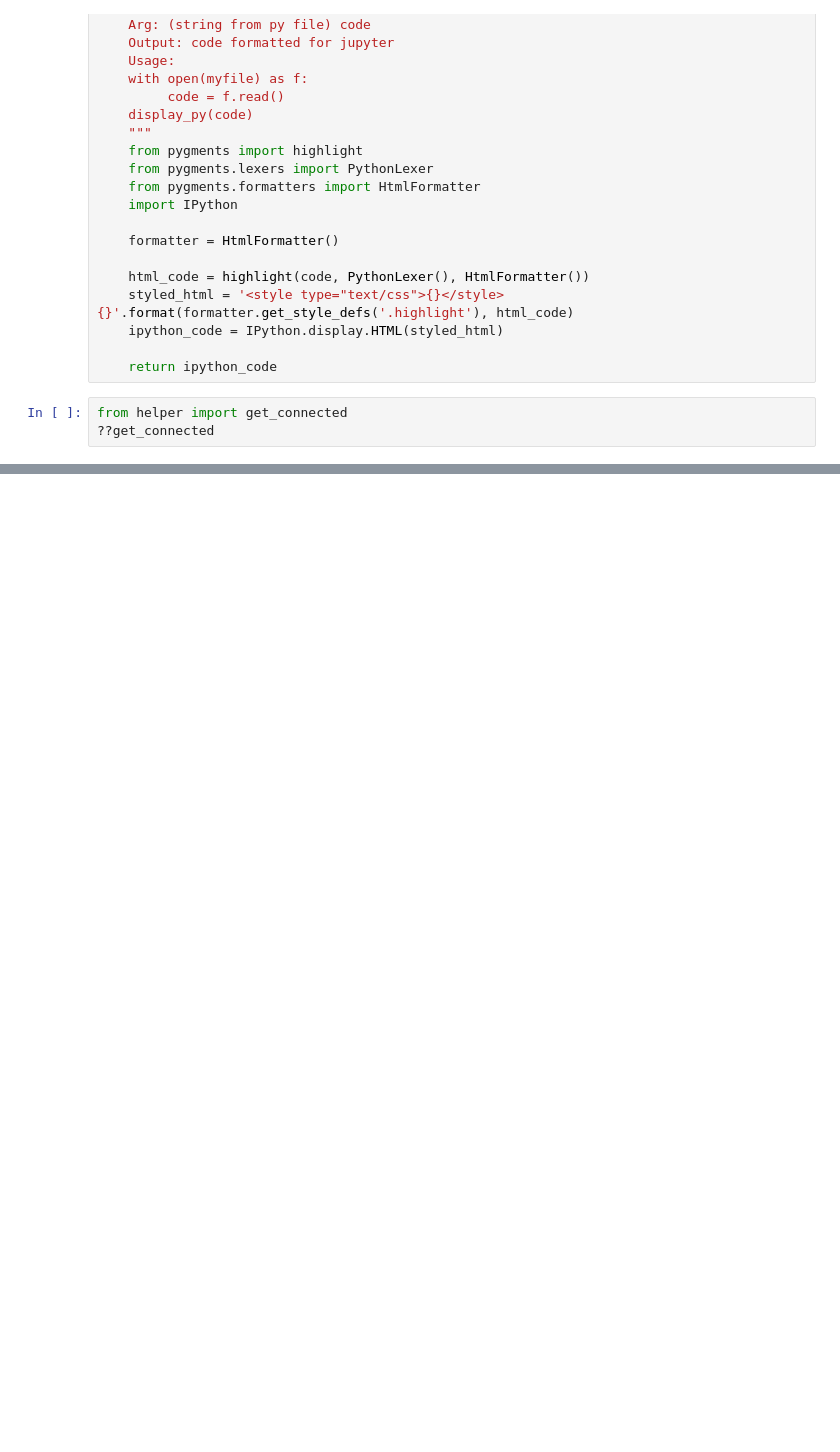
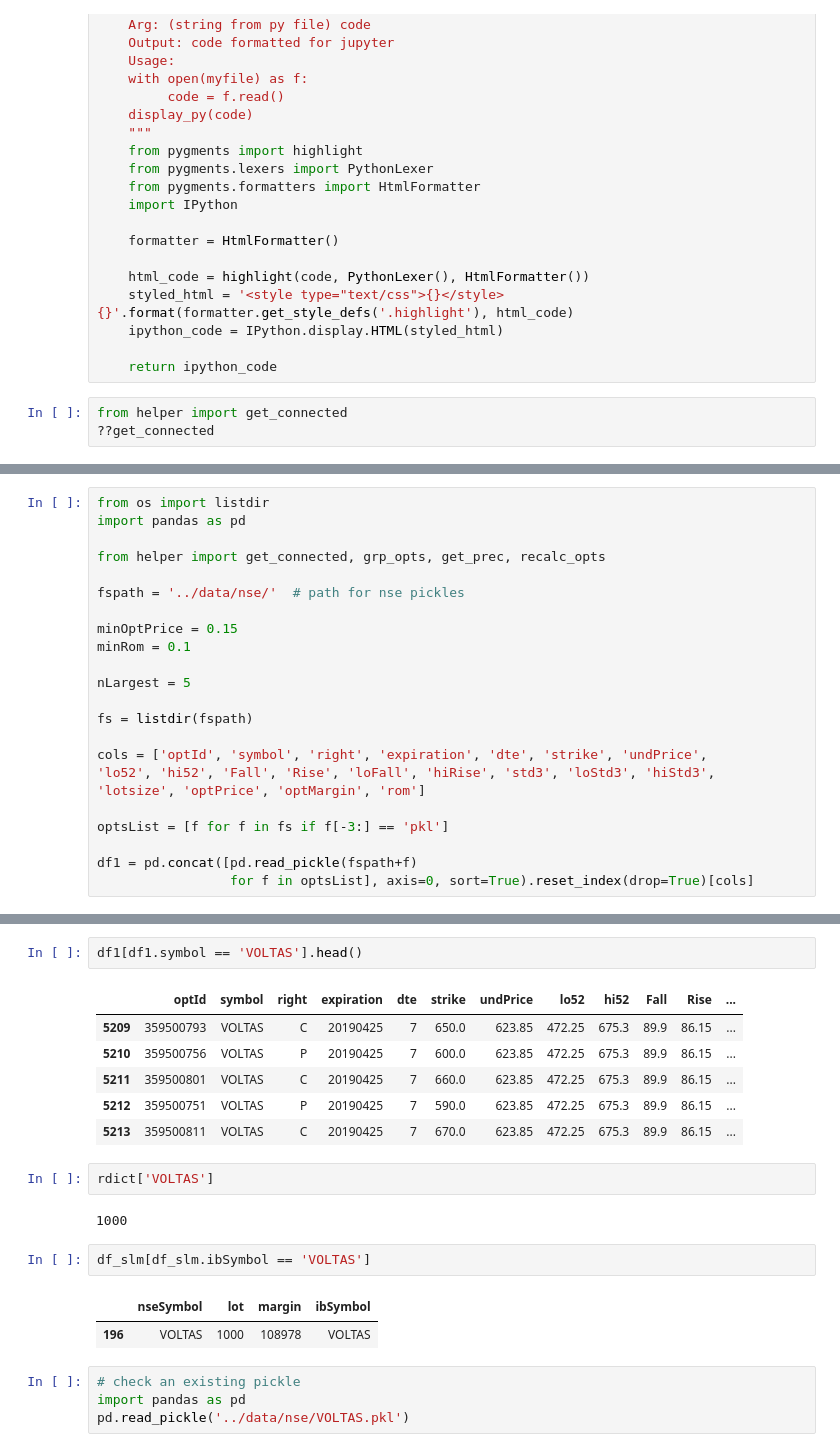
Before and after one commit to reservoirinvest/ibkr, a Jupyter notebook: bin/_0_test_scripts.ipynb, the cells around one changed output, grey strips where cells are left out. Drawn from its saved outputs; the diff is of its cells as text; blank space fills up the shorter version.

```diff
--- a/bin/_0_test_scripts.ipynb
+++ b/bin/_0_test_scripts.ipynb
@@ -199,0 +161,23 @@ get_connected('snp', 'live')
+# %%
+from os import listdir
+import pandas as pd
+
+from helper import get_connected, grp_opts, get_prec, recalc_opts
+
+fspath = '../data/nse/'  # path for nse pickles
+
+minOptPrice = 0.15
+minRom = 0.1
+
+nLargest = 5
+
+fs = listdir(fspath)
+
+cols = ['optId', 'symbol', 'right', 'expiration', 'dte', 'strike', 'undPrice',
+'lo52', 'hi52', 'Fall', 'Rise', 'loFall', 'hiRise', 'std3', 'loStd3', 'hiStd3',
+'lotsize', 'optPrice', 'optMargin', 'rom']
+
+optsList = [f for f in fs if f[-3:] == 'pkl']
+
+df1 = pd.concat([pd.read_pickle(fspath+f)
+                 for f in optsList], axis=0, sort=True).reset_index(drop=True)[cols]
@@ -199,0 +249,22 @@ get_connected('snp', 'live')
+# %%
+df1[df1.symbol == 'VOLTAS'].head()
+# %% [output]
+|  | optId | symbol | right | expiration | dte | strike | undPrice | lo52 | hi52 | Fall | Rise | ... |
+| 5209 | 359500793 | VOLTAS | C | 20190425 | 7 | 650.0 | 623.85 | 472.25 | 675.3 | 89.9 | 86.15 | ... |
+| 5210 | 359500756 | VOLTAS | P | 20190425 | 7 | 600.0 | 623.85 | 472.25 | 675.3 | 89.9 | 86.15 | ... |
+| 5211 | 359500801 | VOLTAS | C | 20190425 | 7 | 660.0 | 623.85 | 472.25 | 675.3 | 89.9 | 86.15 | ... |
+| 5212 | 359500751 | VOLTAS | P | 20190425 | 7 | 590.0 | 623.85 | 472.25 | 675.3 | 89.9 | 86.15 | ... |
+| 5213 | 359500811 | VOLTAS | C | 20190425 | 7 | 670.0 | 623.85 | 472.25 | 675.3 | 89.9 | 86.15 | ... |
+# %%
+rdict['VOLTAS']
+# %% [output]
+1000
+# %%
+df_slm[df_slm.ibSymbol == 'VOLTAS']
+# %% [output]
+|  | nseSymbol | lot | margin | ibSymbol |
+| 196 | VOLTAS | 1000 | 108978 | VOLTAS |
+# %%
+# check an existing pickle
+import pandas as pd
+pd.read_pickle('../data/nse/VOLTAS.pkl')
```
Also changed, not shown: parts of 11 cells of this notebook, 6 other files.
